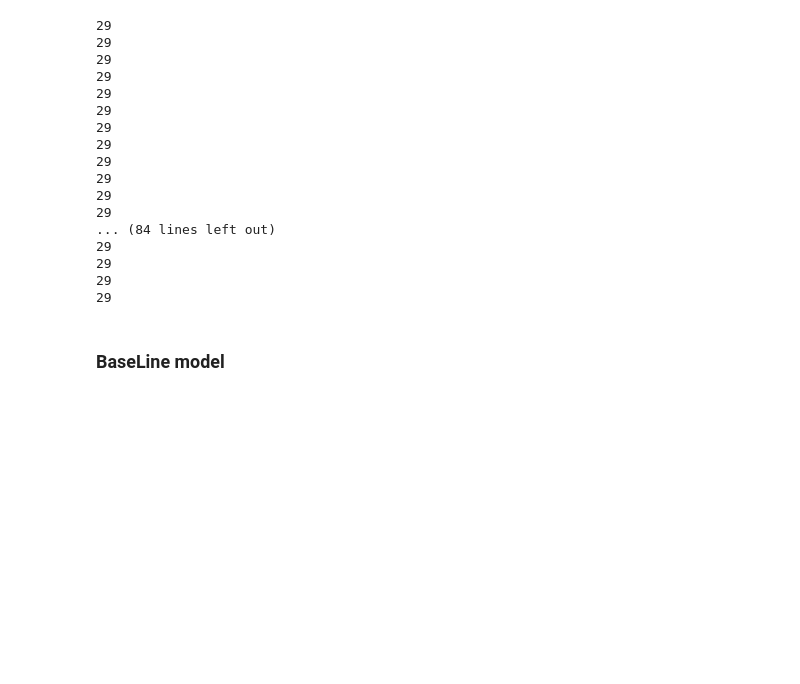
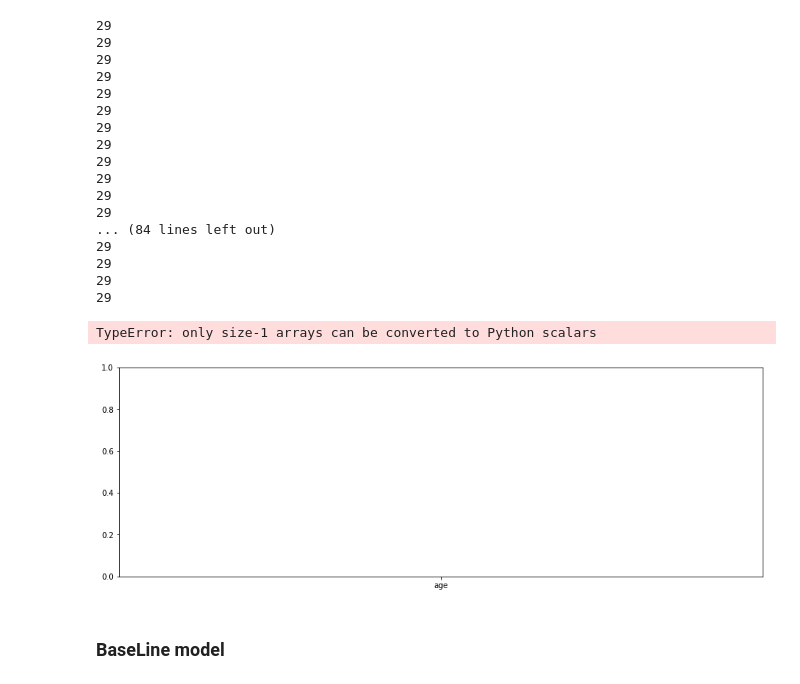
Before and after one commit to WizenPainter/DTU-02450, a Jupyter notebook: Assignment 1/project.ipynb, the cells around one changed output. Saved outputs shown, nothing was run; the diff lists cells and outputs as text; code cells hidden in the pictures; blank space fills up the shorter version.

```diff
--- a/Assignment 1/project.ipynb
+++ b/Assignment 1/project.ipynb
@@ -1365,3 +1466,13 @@ for k, (partition_index, test_index) in enumerate(CV.split(X,new_y)):
+# %%
+# plt.bar(np.arange(13),mdl.coef_)
+X_columns = cleveland.drop(['num','num_bin'], axis=1)
+X_columns = X_columns.columns
+plt.figure(figsize=(15,5))
+plt.bar(X_columns,mdl.coef_)
+plt.xticks(rotation=45)
+# %% [output]
+TypeError: only size-1 arrays can be converted to Python scalars
+[figure, added]
 # %% [markdown]
 ### BaseLine model
 # %%
```
Also changed, not shown: parts of 9 cells of this notebook, 1 other file.
